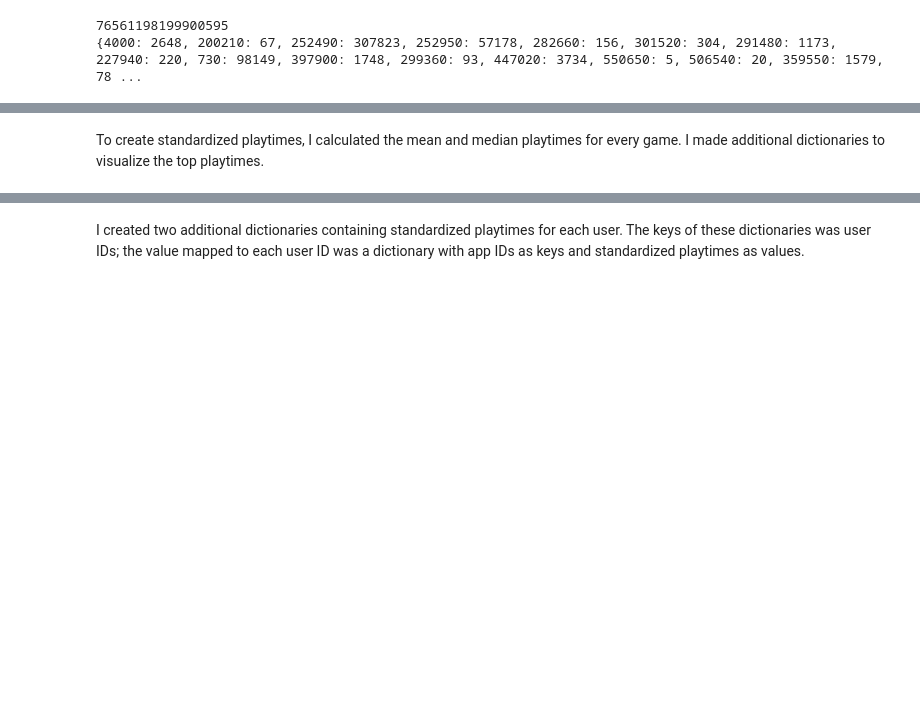
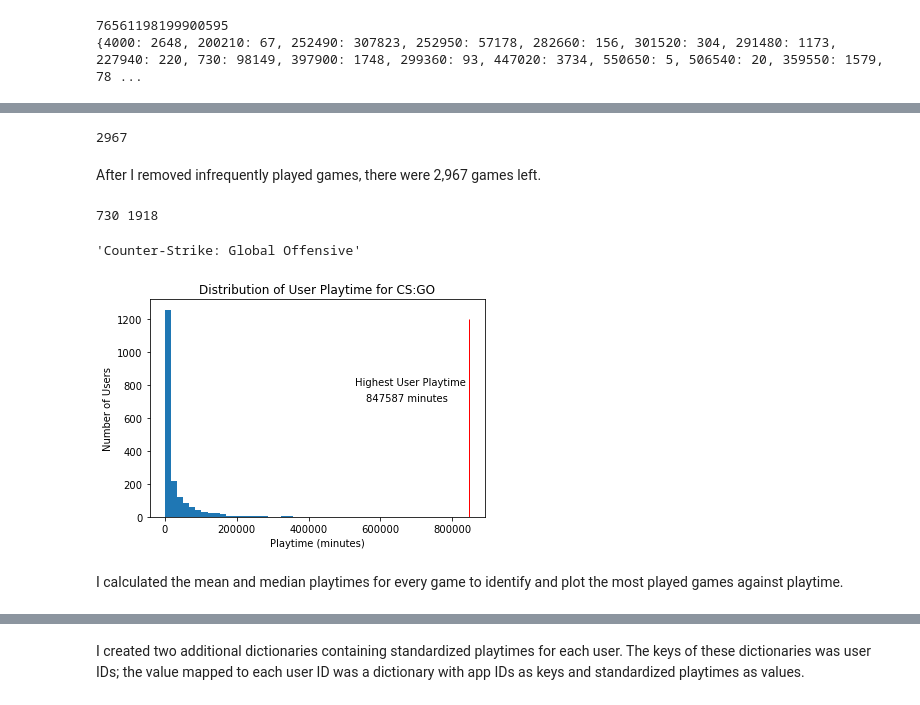
Before and after one commit to yuhkulele/Steam-Recommendations, a Jupyter notebook: notebook.ipynb, the cells around one changed output, grey strips where cells are left out. Saved outputs shown, nothing was run; the diff lists cells and outputs as text; code cells hidden in the pictures; blank space fills up the shorter version.

```diff
--- a/notebook.ipynb
+++ b/notebook.ipynb
@@ -1712,8 +1717,8 @@ def make_api_call(account_list):
 The Steam Web API URL requires an API key. I saved my API key in a text file in my local repository. For privacy reasons, I will not be providing an API key in my project repository.
 # %%
 #key = './SteamWebAPIKey.txt'
-with open(key, 'r') as file:
-    key = file.read()
+#with open(key, 'r') as file:
+    #key = file.read()
 # %% [markdown]
 Occasionally, the API would return no user data, either because the user was private or there was an issue with the API call. I wrote a function to remove empty dictionaries from the API call results.
 # %%
@@ -1868,5 +1948,41 @@ games_dict[945360]
+# %%
+len(games_dict)
+# %% [output]
+2967
+# %% [markdown]
+After I removed infrequently played games, there were 2,967 games left.
+# %%
+#identify the game with the most players
+game_most_players = 0
+highest_num_players = 0
+for game, value in games_dict.items():
+    if len(value['playtimes']) > highest_num_players:
+        highest_num_players = len(value['playtimes'])
+        game_most_players = game
+print(game_most_players, highest_num_players)
+# %% [output]
+730 1918
+# %%
+games_dict[game_most_players]['name']
+# %% [output]
+'Counter-Strike: Global Offensive'
+# %%
+fig, ax = plt.subplots()
+
+max_playtime = np.max(games_dict[game_most_players]['playtimes'])
+ax.vlines(max_playtime, ymin=0, ymax=1200, color='r', linewidth=1)
+ax.annotate('Highest User Playtime', (530_000, 800))
+ax.annotate(f'{max_playtime} minutes', (560_000, 700))
+
+ax.hist(games_dict[game_most_players]['playtimes'], bins = 50)
+
+ax.set_title('Distribution of User Playtime for CS:GO')
+ax.set_ylabel('Number of Users')
+ax.set_xlabel('Playtime (minutes)');
+# %% [output]
+[figure, added]
 # %% [markdown]
-To create standardized playtimes, I calculated the mean and median playtimes for every game. I made additional dictionaries to visualize the top playtimes.
+I calculated the mean and median playtimes for every game to identify and plot the most played games against playtime.
 # %%
 median_dict = {}
 mean_dict = {}
```
Also changed, not shown: parts of 116 cells of this notebook, 2 other files.
